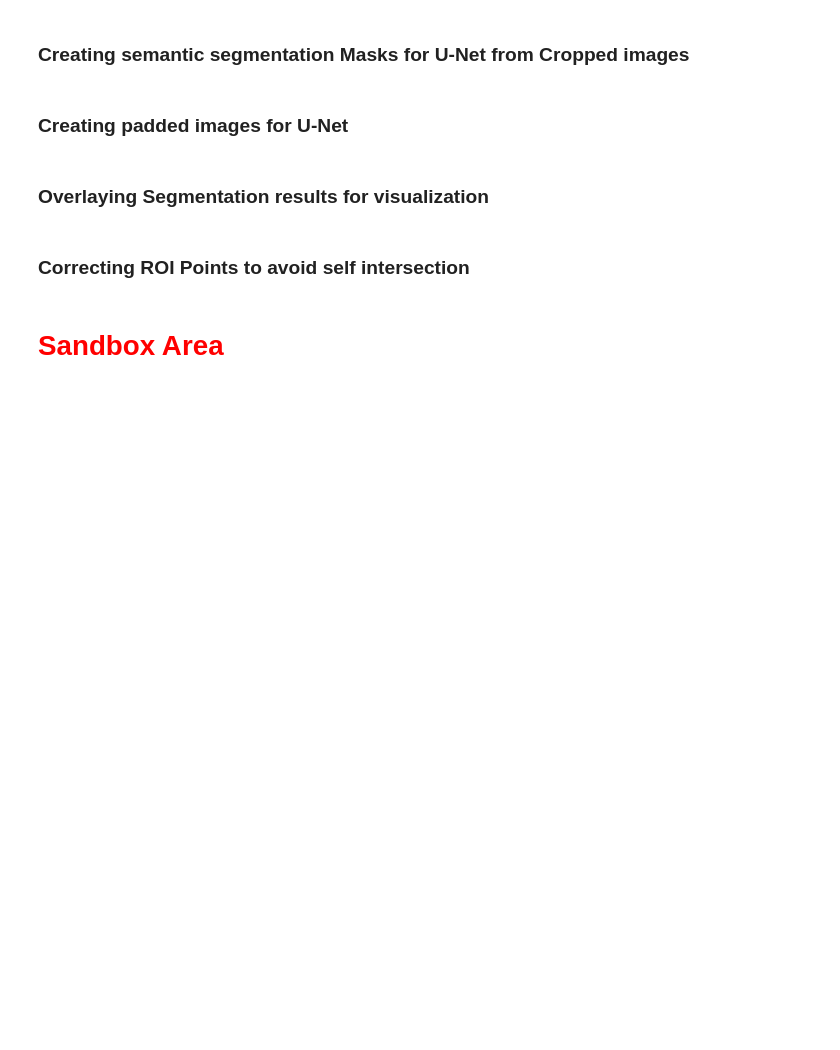
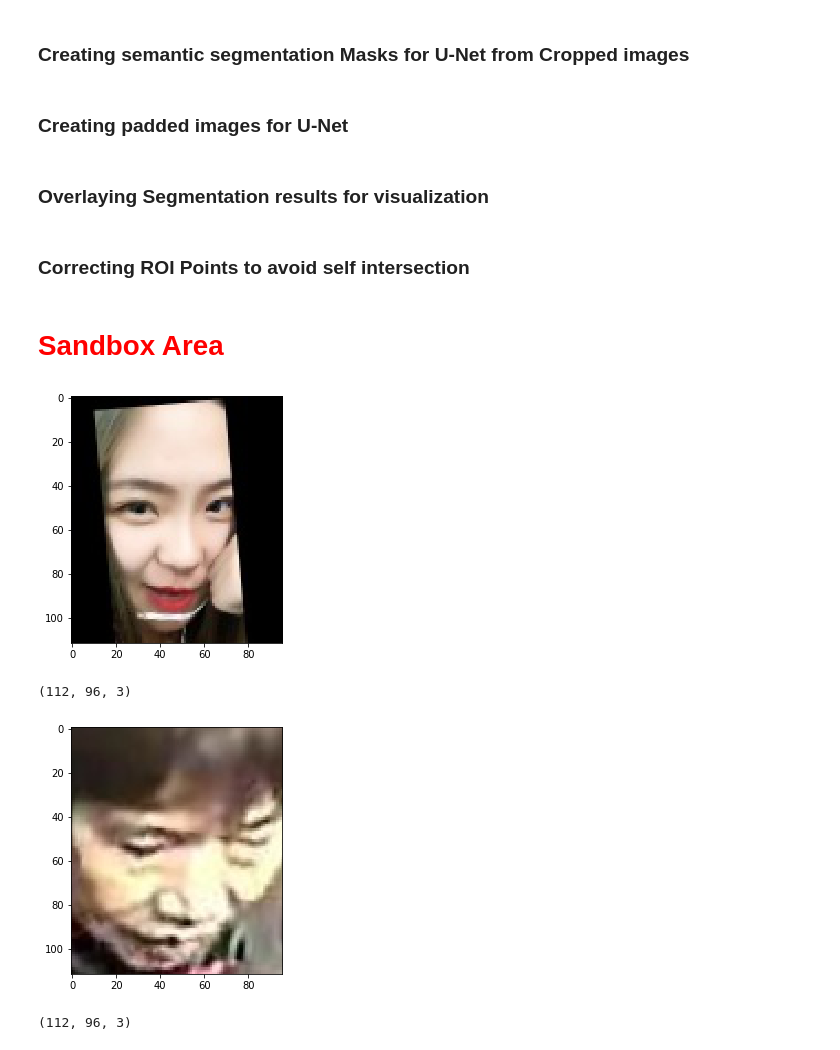
Before and after one commit to hooman67/advanceDataExplorationAndAugmentationNotebooks, a Jupyter notebook: hsDataExploration_main.ipynb, the cells around one changed output. Drawn from its saved outputs; the diff is of its cells as text; code cells hidden in the pictures; blank space fills up the shorter version.

```diff
--- a/hsDataExploration_main.ipynb
+++ b/hsDataExploration_main.ipynb
@@ -5426,3 +5426,23 @@ for row in gt_rows[1:len(gt_rows)-1]:
         print("one of the provided directories doesn't exist")
 # %% [markdown]
 # <font color='red'> Sandbox Area
+# %%
+im1 = imread("/home/hooman/retrain_face_recognition/YY_3pt_aligned/inke_record_2019-05-30_21-52-40_1/inke_record_2019-05-30_21-52-40_1_00_0056.jpg")
+im2 = imread("/home/hooman/retrain_face_recognition/20200120-20200122-4503/36040319600821002X/2a42f22f6fc74b549e93a0b7f0f00be1.jpg")
+
+imshow(im1)
+plt.show()
+print(im1.shape)
+
+imsave("/home/hooman/retrain_face_recognition/temp/im1.jpg", im1)
+
+imshow(im2)
+plt.show()
+print(im2.shape)
+
+imsave("/home/hooman/retrain_face_recognition/temp/im2.jpg", im2)
+# %% [output]
+[figure, added]
+(112, 96, 3)
+[figure, added]
+(112, 96, 3)
```
Also changed, not shown: parts of 1 cell of this notebook.
